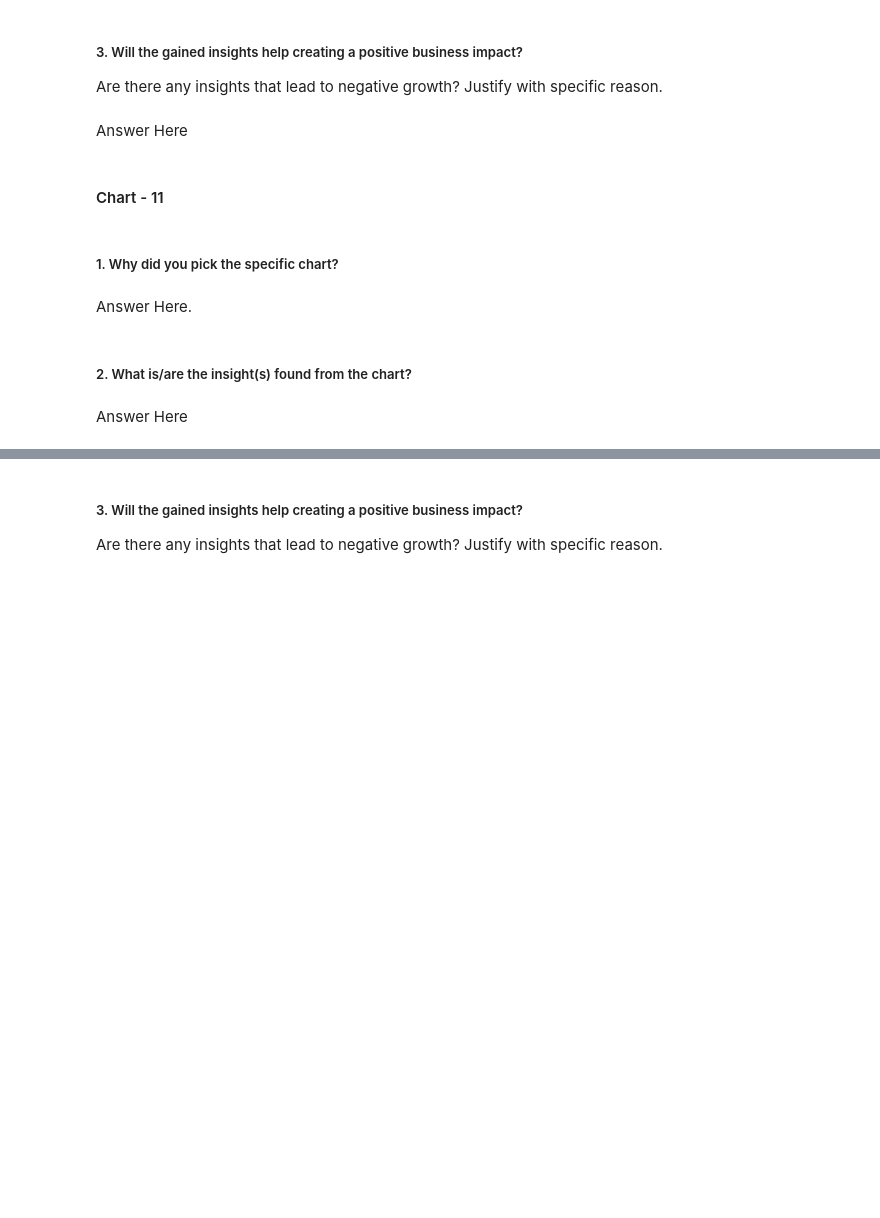
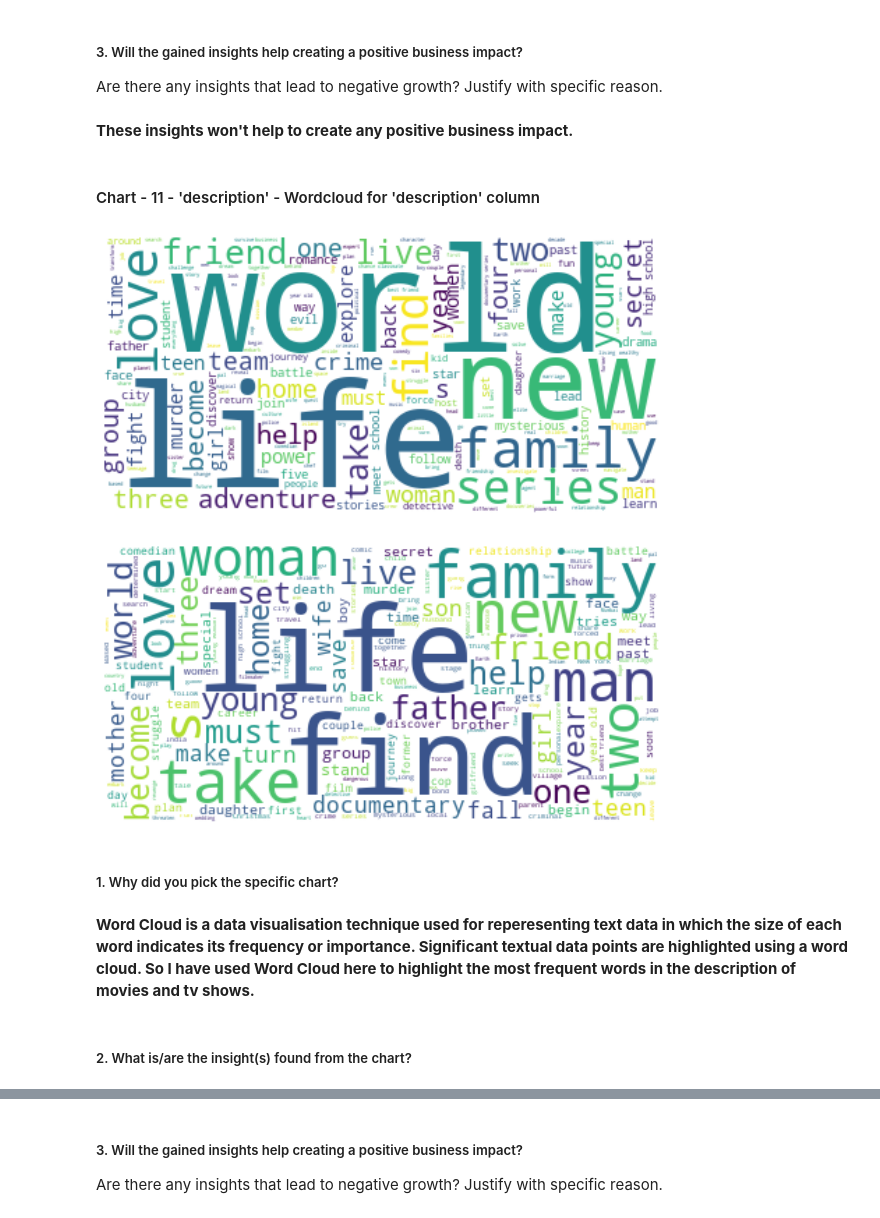
Before and after one commit to iamNirmeshGupta/Netflix-Movies-And-TV-Shows-Clustering, a Jupyter notebook: Netflix_Movies_And_TV_Shows_Clustering_Nirmesh_Gupta_Unsupervised_Capstone_Project.ipynb, the cells around one changed output, grey strips where cells are left out. Cells and saved outputs as stored; diff of their text form; code cells hidden in the pictures; blank space fills up the shorter version.

```diff
--- a/Netflix_Movies_And_TV_Shows_Clustering_Nirmesh_Gupta_Unsupervised_Capstone_Project.ipynb
+++ b/Netflix_Movies_And_TV_Shows_Clustering_Nirmesh_Gupta_Unsupervised_Capstone_Project.ipynb
@@ -947,7 +955,7 @@ Answer Here
 # %% [markdown]
 ##### 3. Will the gained insights help creating a positive business impact?
 Are there any insights that lead to negative growth? Justify with specific reason.
-# %% [markdown]
-Answer Here
+# %% [markdown]
+**These insights won't help to create any positive business impact.**
 # %% [markdown]
-#### Chart - 11
+#### Chart - 11 - 'description' - Wordcloud for 'description' column
@@ -956,8 +962,31 @@ Answer Here
+# %%
+# Function to plot word cloud
+
+def get_word_cloud(cat_name,cat_column,column_of_choice):
+  df_word_cloud = df[[cat_column,column_of_choice]].dropna()
+  df_word_cloud = df_word_cloud[df_word_cloud[cat_column]==cat_name]
+  text = ' '.join(word for word in df_word_cloud[column_of_choice])
+  # Create stopwords list
+  stopwords = set(STOPWORDS)
+  # Generate a  wordcloud image
+  wordcloud = WordCloud(stopwords=stopwords, background_color='white').generate(text)
+  # Display the generated image
+  plt.figure(figsize=(10,10))
+  plt.imshow(wordcloud, interpolation='bilinear')
+  plt.axis('off')
+  plt.show()
+# %%
+# Chart - 11 Plotting Word cloud for Movies and TV Show description
+
+cat_name = ['TV Show','Movie']
+for i in cat_name:
+  get_word_cloud(i,'type','description')
+# %% [output]
+[figure, added]
+[figure, added]
 # %% [markdown]
 ##### 1. Why did you pick the specific chart?
-# %% [markdown]
-Answer Here.
+# %% [markdown]
+**Word Cloud is a data visualisation technique used for reperesenting text data in which the size of each word indicates its frequency or importance. Significant textual data points are highlighted using a word cloud. So I have used Word Cloud here to highlight the most frequent words in the description of movies and tv shows.**
 # %% [markdown]
 ##### 2. What is/are the insight(s) found from the chart?
-# %% [markdown]
-Answer Here
```
Also changed, not shown: parts of 51 cells of this notebook.
